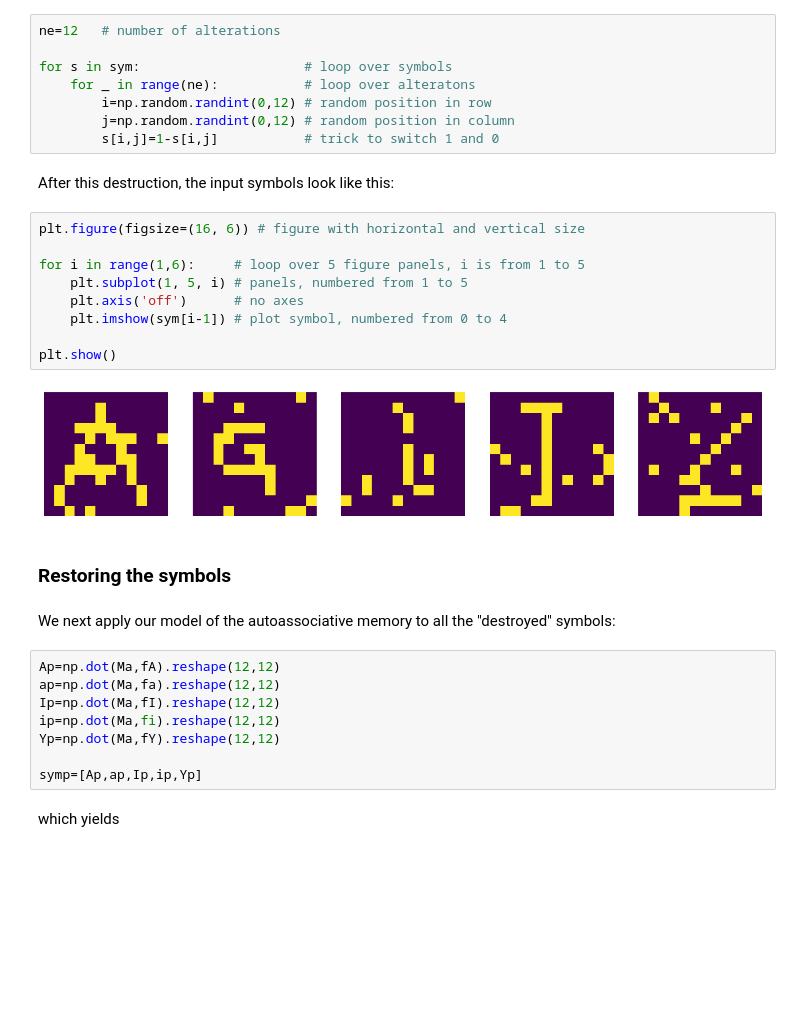
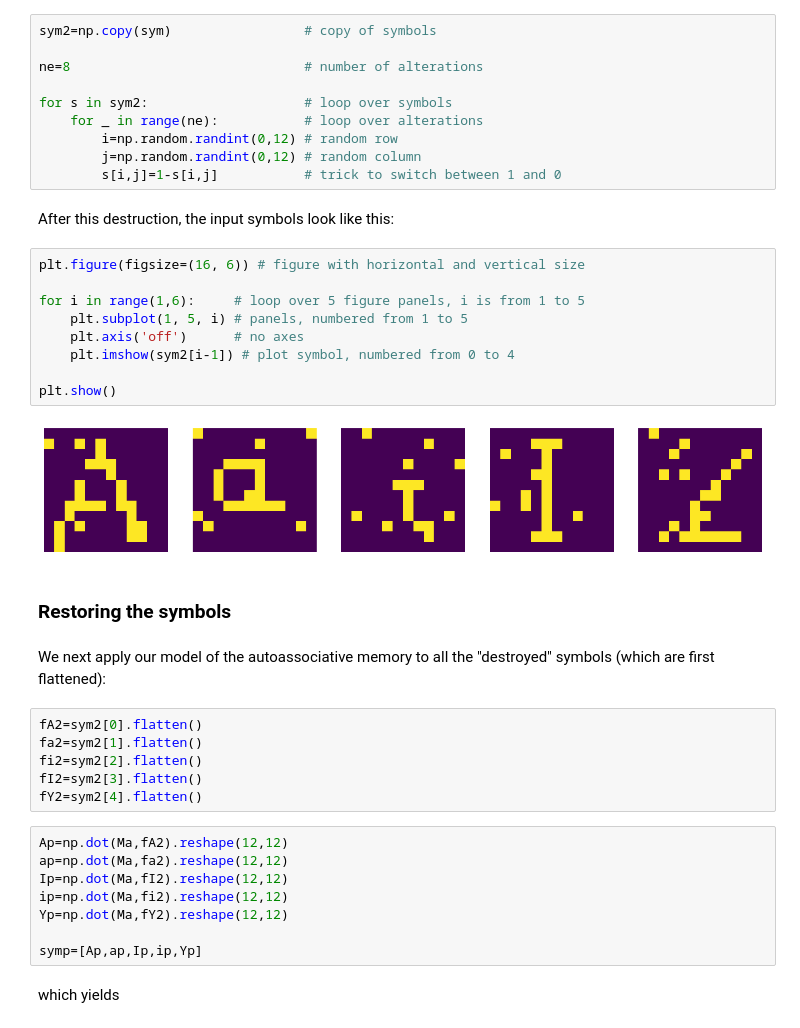
Before and after one commit to bronwojtek/neuralnets-in-raw-python, a Jupyter notebook: nn_book/docs/memory.ipynb, the cells around one changed output. Cells and saved outputs as stored; diff of their text form; blank space fills up the shorter version.

```diff
--- a/nn_book/docs/memory.ipynb
+++ b/nn_book/docs/memory.ipynb
@@ -417,34 +417,42 @@ Now imagine that the original image gets partially destroyed, with some pixels r
 # %%
-ne=12   # number of alterations
+sym2=np.copy(sym)                 # copy of symbols
 
-for s in sym:                     # loop over symbols
-    for _ in range(ne):           # loop over alteratons
-        i=np.random.randint(0,12) # random position in row
-        j=np.random.randint(0,12) # random position in column
-        s[i,j]=1-s[i,j]           # trick to switch 1 and 0
+ne=8                              # number of alterations
+
+for s in sym2:                    # loop over symbols
+    for _ in range(ne):           # loop over alterations
+        i=np.random.randint(0,12) # random row
+        j=np.random.randint(0,12) # random column
+        s[i,j]=1-s[i,j]           # trick to switch between 1 and 0
 # %% [markdown]
 After this destruction, the input symbols look like this:
 # %%
 plt.figure(figsize=(16, 6)) # figure with horizontal and vertical size
 
 for i in range(1,6):     # loop over 5 figure panels, i is from 1 to 5
     plt.subplot(1, 5, i) # panels, numbered from 1 to 5
     plt.axis('off')      # no axes
-    plt.imshow(sym[i-1]) # plot symbol, numbered from 0 to 4
+    plt.imshow(sym2[i-1]) # plot symbol, numbered from 0 to 4
 
 plt.show()
 # %% [output]
-[figure, old version]
+[figure, new version]
 # %% [markdown]
 ### Restoring the symbols
 # %% [markdown]
-We next apply our model of the autoassociative memory to all the "destroyed" symbols:
+We next apply our model of the autoassociative memory to all the "destroyed" symbols (which are first flattened):
+# %%
+fA2=sym2[0].flatten()
+fa2=sym2[1].flatten()
+fi2=sym2[2].flatten()
+fI2=sym2[3].flatten()
+fY2=sym2[4].flatten()
 # %%
-Ap=np.dot(Ma,fA).reshape(12,12)
-ap=np.dot(Ma,fa).reshape(12,12)
-Ip=np.dot(Ma,fI).reshape(12,12)
-ip=np.dot(Ma,fi).reshape(12,12)
-Yp=np.dot(Ma,fY).reshape(12,12)
+Ap=np.dot(Ma,fA2).reshape(12,12)
+ap=np.dot(Ma,fa2).reshape(12,12)
+Ip=np.dot(Ma,fI2).reshape(12,12)
+ip=np.dot(Ma,fi2).reshape(12,12)
+Yp=np.dot(Ma,fY2).reshape(12,12)
 
 symp=[Ap,ap,Ip,ip,Yp]
 # %% [markdown]
```
Also changed, not shown: parts of 5 cells of this notebook.
